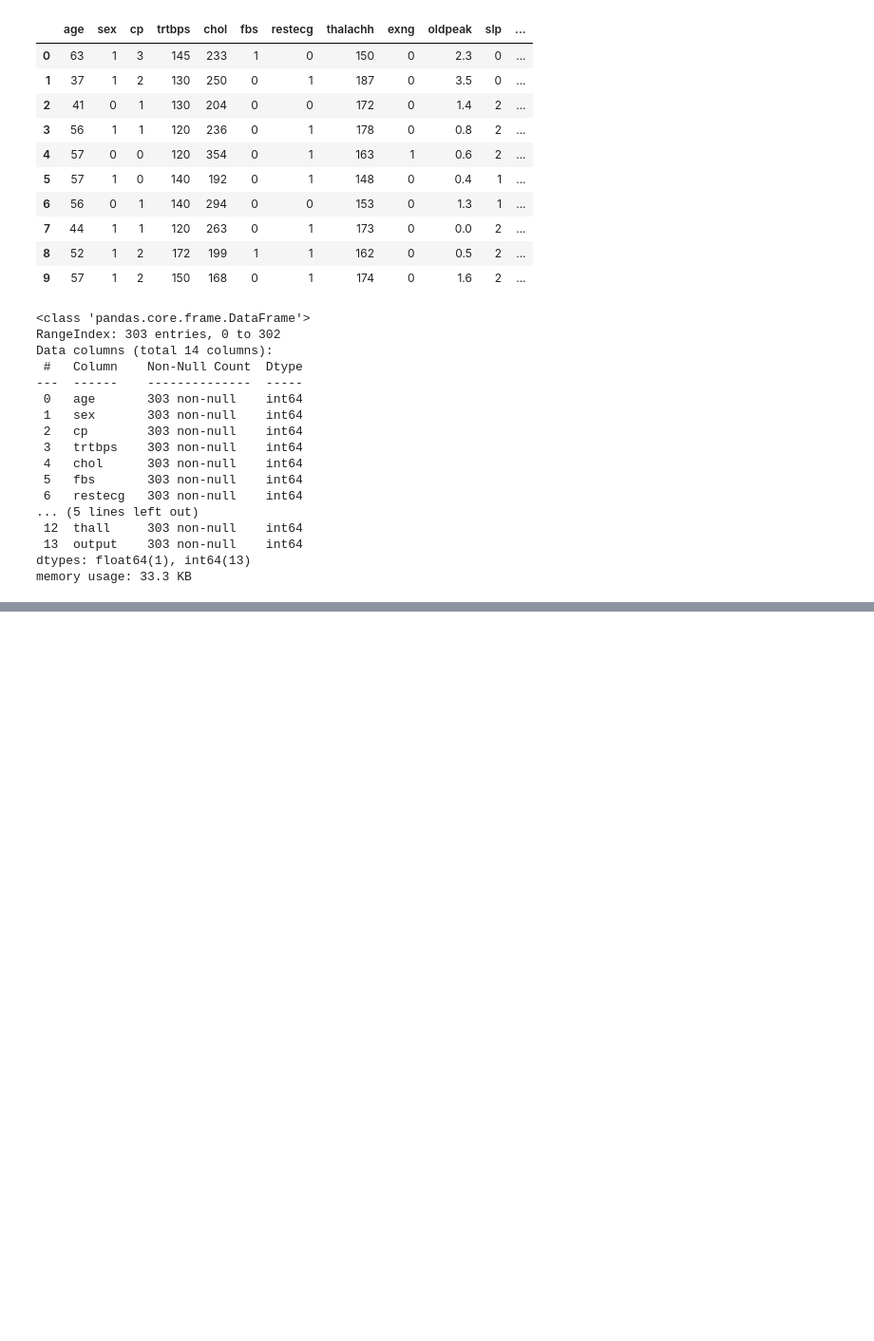
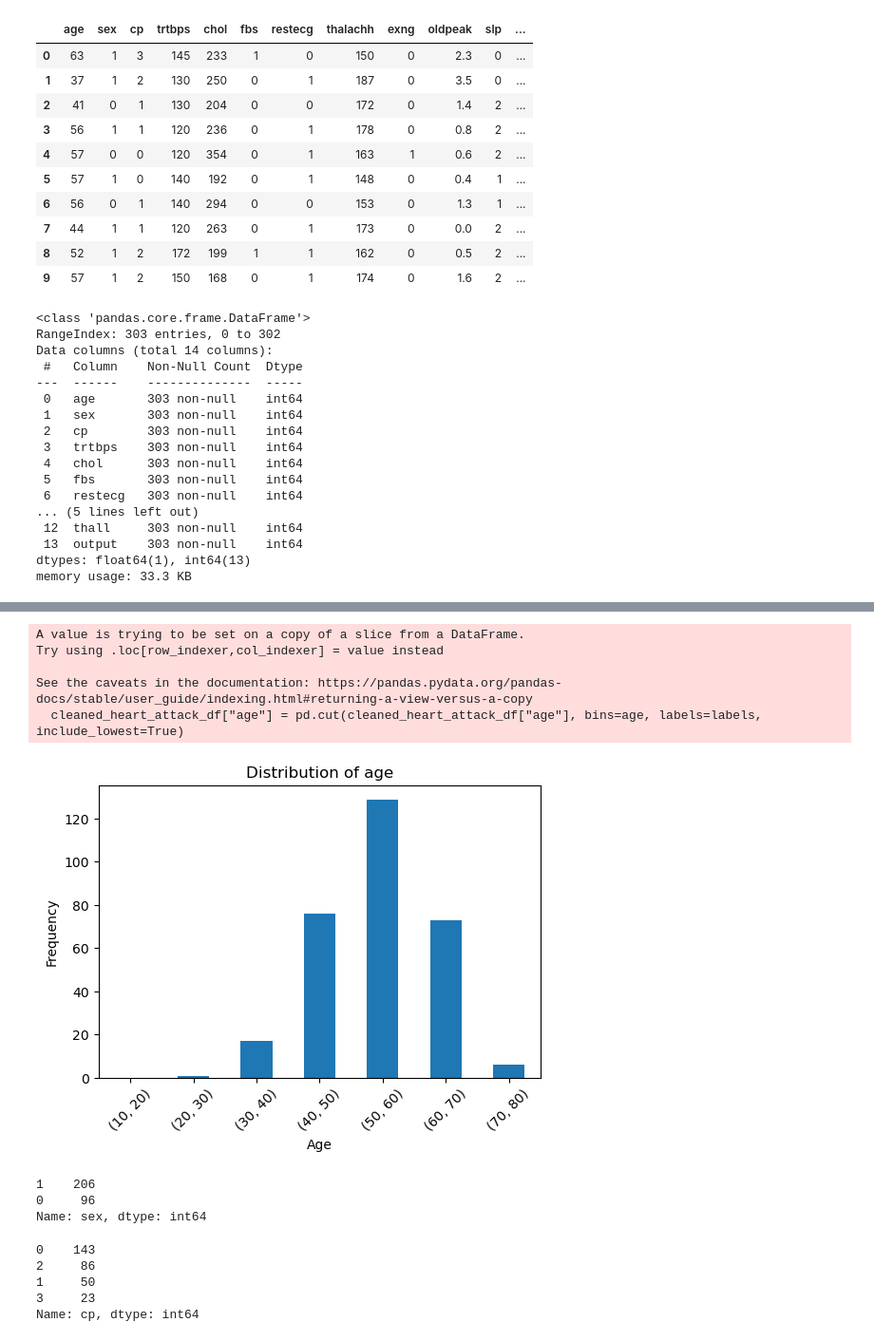
Before and after one commit to SivangiRaychoudhury/Project-4---Heart-attack-analysis, a Jupyter notebook: Heart_Attack_Analysis.ipynb, the cells around one changed output, grey strips where cells are left out. Shown at 95% size. Saved outputs shown, nothing was run; the diff lists cells and outputs as text; code cells hidden in the pictures; blank space fills up the shorter version.

```diff
--- a/Heart_Attack_Analysis.ipynb
+++ b/Heart_Attack_Analysis.ipynb
@@ -63,0 +71,5 @@ heart_attack_df.describe()
+# %%
+# find duplicates and remove duplicates
+heart_attack_df.duplicated()
+cleaned_heart_attack_df = heart_attack_df.drop_duplicates()
+cleaned_heart_attack_df.head()
@@ -63,0 +83,35 @@ heart_attack_df.describe()
+# %%
+# plot showing distribution of age
+age = [10, 20, 30, 40, 50, 60 , 70, 80]
+labels = [(10,20), (20,30), (30,40), (40,50), (50,60), (60,70), (70,80)]
+
+cleaned_heart_attack_df["age"] = pd.cut(cleaned_heart_attack_df["age"], bins=age, labels=labels, include_lowest=True)
+age_count=cleaned_heart_attack_df["age"].value_counts().sort_index().plot(kind="bar", figsize=(6,4), rot=45)
+plt.title("Distribution of age")
+plt.xlabel("Age")
+plt.ylabel("Frequency")
+plt.show()
+# %% [output]
+A value is trying to be set on a copy of a slice from a DataFrame.
+Try using .loc[row_indexer,col_indexer] = value instead
+
+See the caveats in the documentation: https://pandas.pydata.org/pandas-docs/stable/user_guide/indexing.html#returning-a-view-versus-a-copy
+  cleaned_heart_attack_df["age"] = pd.cut(cleaned_heart_attack_df["age"], bins=age, labels=labels, include_lowest=True)
+[figure, added]
+# %%
+# Group data by gender for pie chart
+gender_count = cleaned_heart_attack_df["sex"].value_counts()
+gender_count
+# %% [output]
+1    206
+0     96
+Name: sex, dtype: int64
+# %%
+chest_pain_count = cleaned_heart_attack_df["cp"].value_counts()
+chest_pain_count
+# %% [output]
+0    143
+2     86
+1     50
+3     23
+Name: cp, dtype: int64
```
Also changed, not shown: parts of 4 cells of this notebook.
